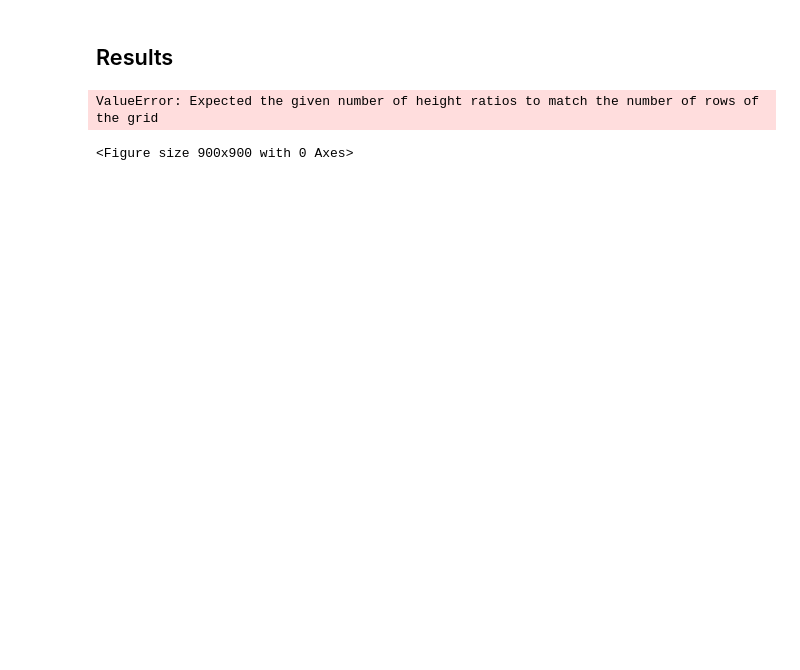
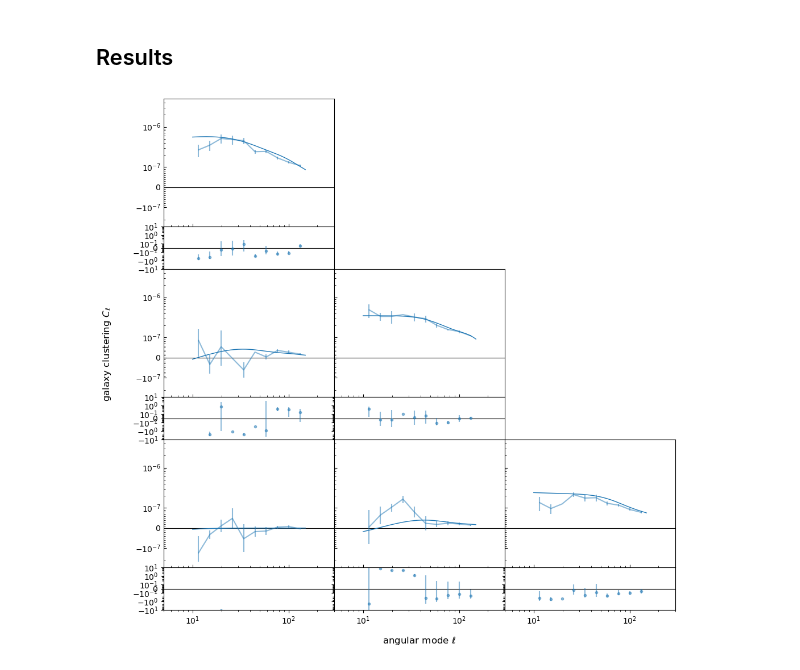
Before and after one commit to heracles-ec/heracles, a Jupyter notebook: examples/jackknife-covariance.ipynb, the cells around one changed output. Saved outputs shown, nothing was run; the diff lists cells and outputs as text; code cells hidden in the pictures; blank space fills up the shorter version.

```diff
--- a/examples/jackknife-covariance.ipynb
+++ b/examples/jackknife-covariance.ipynb
@@ -389,15 +348,15 @@ fig, ax = plt.subplots(
     gridspec_kw={"height_ratios": [3, 1, 3, 1, 3, 1]},
 )
 
-
 for i in range(1, nbins):
     for j in range(1, i):
         ax[j - 1, i - 1].axis("off")
         ax[j, i - 1].axis("off")
+        ax[3, 2].axis("off")
     for j in range(i, nbins):
         key = ("POS", "POS", i, j)
         cov_key = ("POS", "POS", "POS", "POS", i, j, i, j)
-        c = debiased_cov_jk[cov_key][:, :]
+        c = debiased_cov_jk[cov_key][0,0][:, :]
         err = np.sqrt(np.diag(c))
         ax[2 * (j - 1), i - 1].errorbar(
             lgrid, cqs0[key], yerr=err, c="C0", lw=1.5, zorder=3.0, alpha=0.5
@@ -418,35 +377,34 @@ for i in range(1, nbins):
             alpha=0.5,
         )
         ax[2 * (j - 1) + 1, i - 1].axhline(0.0, c="k", lw=0.8, zorder=-1)
 
         ax[2 * (j - 1), i - 1].tick_params(axis="both", which="both", direction="in")
         ax[2 * (j - 1), i - 1].set_yscale(
             "symlog", linthresh=1e-7, linscale=0.45, subs=np.arange(0.1, 1.0, 0.1)
         )
         ax[2 * (j - 1), i - 1].set_ylim(-3e-7, 5e-6)
         ax[2 * (j - 1) + 1, i - 1].set_yscale(
             "symlog", linthresh=0.1, linscale=0.45, subs=np.arange(0.1, 1.0, 0.1)
         )
         ax[2 * (j - 1) + 1, i - 1].set_ylim(-10, 10)
 
         ax[2 * (j - 1), i - 1].set_xscale("log")
         ax[2 * (j - 1), i - 1].set_xlim(5, lmax * 2)
         ax[2 * (j - 1) + 1, i - 1].set_xscale("log")
         ax[2 * (j - 1) + 1, i - 1].set_xlim(5, lmax * 2)
         if i > 1:
             ax[2 * (j - 1), i - 1].set_yticklabels([])
             ax[2 * (j - 1) + 1, i - 1].set_yticklabels([])
 
 
 fig.subplots_adjust(left=0.0, bottom=0.0, right=1.0, top=1.0, wspace=0.0, hspace=0.0)
 
 fig.supxlabel("angular mode $\\ell$", y=-0.05, va="top")
 fig.supylabel("galaxy clustering $C_\\ell$", x=-0.1, ha="right")
 
 plt.show()
 # %% [output]
-ValueError: Expected the given number of height ratios to match the number of rows of the grid
-<Figure size 900x900 with 0 Axes>
+[figure, added]
 # %%
 fig, ax = plt.subplots(
     2 * (nbins - 1),
```
Also changed, not shown: parts of 22 cells of this notebook, 3 other files.
